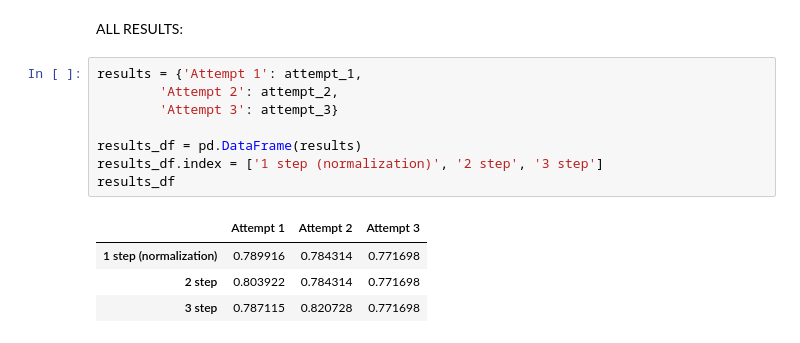
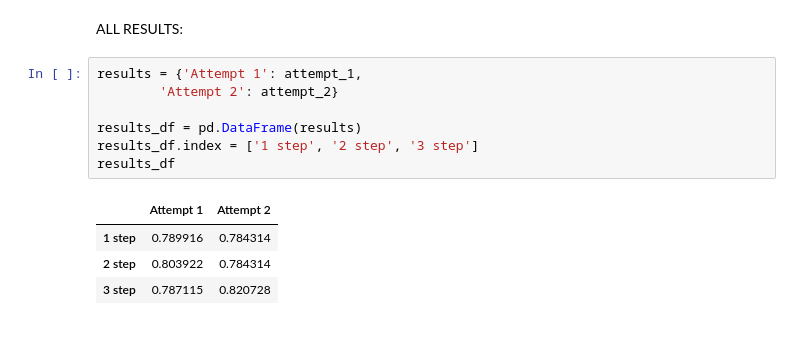
Before and after one commit to jszczublinska/DM_Titanic, a Jupyter notebook: titanic.ipynb, the cells around one changed output. Drawn from its saved outputs; the diff is of its cells as text.

```diff
--- a/titanic.ipynb
+++ b/titanic.ipynb
@@ -348,14 +294,13 @@ Cabin was with NaN values
 ALL RESULTS:
 # %%
 results = {'Attempt 1': attempt_1,
-        'Attempt 2': attempt_2,
-        'Attempt 3': attempt_3}
+        'Attempt 2': attempt_2}
 
 results_df = pd.DataFrame(results)
-results_df.index = ['1 step (normalization)', '2 step', '3 step']
+results_df.index = ['1 step', '2 step', '3 step']
 results_df
 # %% [output]
-|  | Attempt 1 | Attempt 2 | Attempt 3 |
-| 1 step (normalization) | 0.789916 | 0.784314 | 0.771698 |
-| 2 step | 0.803922 | 0.784314 | 0.771698 |
-| 3 step | 0.787115 | 0.820728 | 0.771698 |
+|  | Attempt 1 | Attempt 2 |
+| 1 step | 0.789916 | 0.784314 |
+| 2 step | 0.803922 | 0.784314 |
+| 3 step | 0.787115 | 0.820728 |
```
Also changed, not shown: parts of 6 cells of this notebook, 2 other files.
